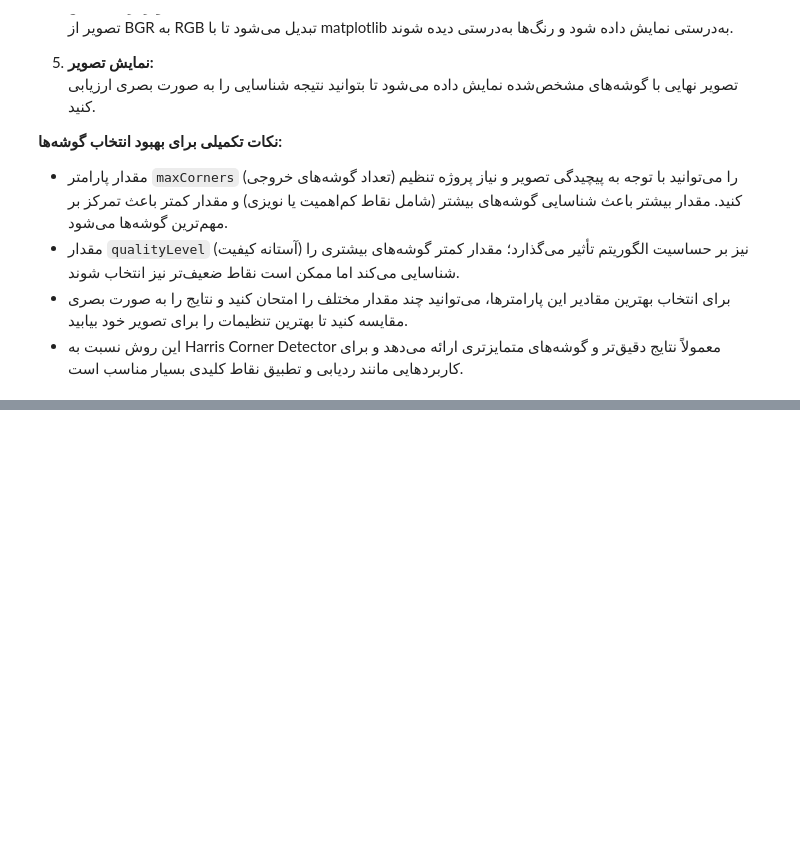
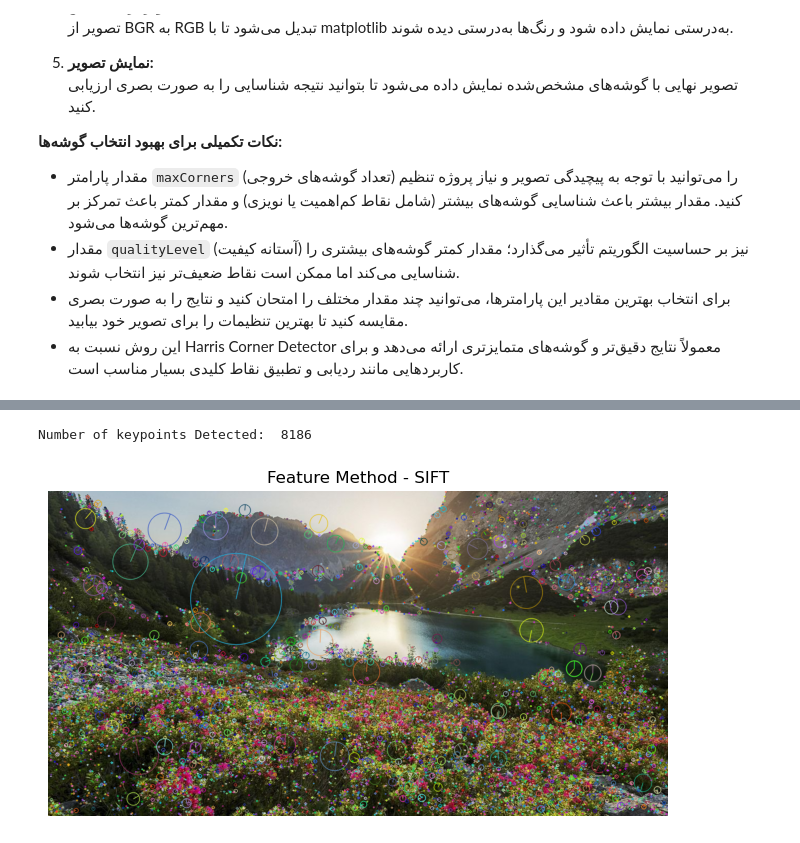
Before and after one commit to Arian2077/Computer_Graphic, a Jupyter notebook: Advanced/5.Object Detection/section_5(2).ipynb, the cells around one changed output, grey strips where cells are left out. Saved outputs shown, nothing was run; the diff lists cells and outputs as text; code cells hidden in the pictures; blank space fills up the shorter version.

Commit message:
SIFT,SURF,FAST,BRIEF,ORB

```diff
--- a/Advanced/5.Object Detection/section_5(2).ipynb
+++ b/Advanced/5.Object Detection/section_5(2).ipynb
@@ -252,0 +259,31 @@ plt.show()
+# %%
+import cv2
+import numpy as np
+
+image = cv2.imread('images/nature.jpg')
+gray = cv2.cvtColor(image, cv2.COLOR_BGR2GRAY)
+
+#Create SIFT Feature Detector object
+sift = cv2.SIFT_create()
+
+#Detect key points
+keypoints = sift.detect(gray, None)
+print("Number of keypoints Detected: ", len(keypoints))
+
+# Draw rich key points on input image
+import matplotlib.pyplot as plt
+
+image_with_keypoints = cv2.drawKeypoints(
+	image, keypoints, None, flags=cv2.DRAW_MATCHES_FLAGS_DRAW_RICH_KEYPOINTS
+)
+
+# Convert BGR to RGB for matplotlib
+image_rgb = cv2.cvtColor(image_with_keypoints, cv2.COLOR_BGR2RGB)
+plt.figure(figsize=(8, 8))
+plt.imshow(image_rgb)
+plt.title('Feature Method - SIFT')
+plt.axis('off')
+plt.show()
+# %% [output]
+Number of keypoints Detected:  8186
+[figure, added]
```
Also changed, not shown: parts of 10 cells of this notebook, 1 other file.
